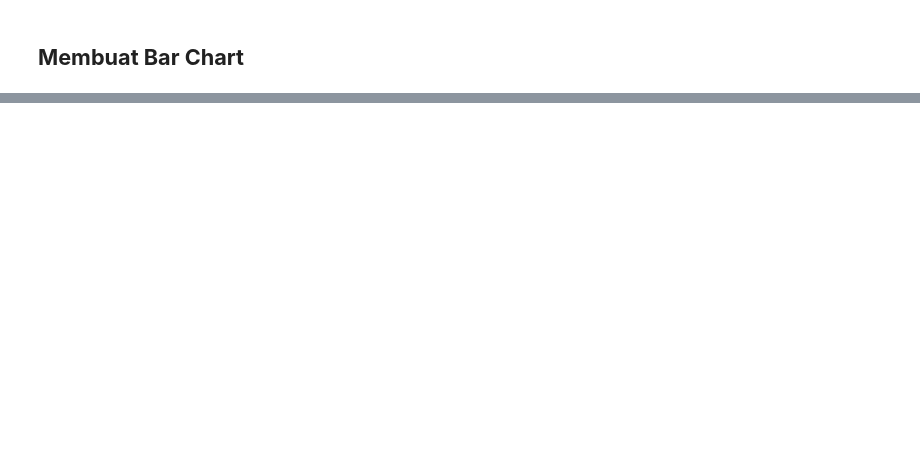
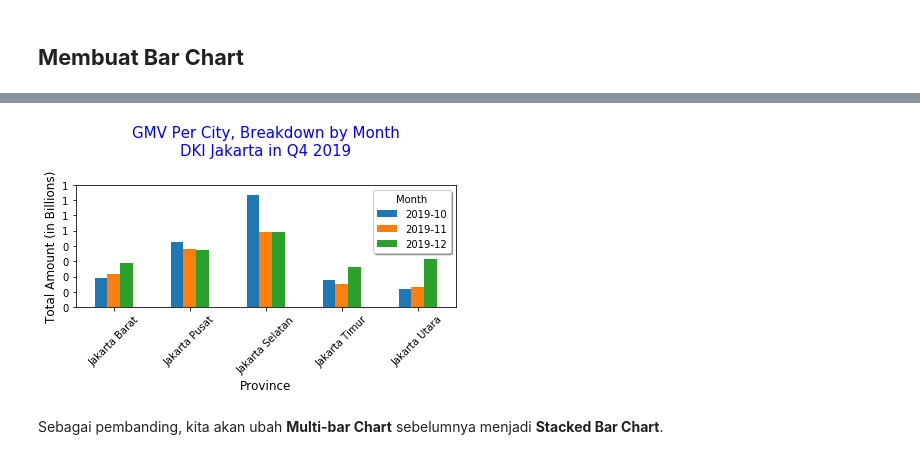
Before and after one commit to razymawardi/DQLab-Course-Projects, a Jupyter notebook: Data Visualization Part 2/Data Visualization part 2.ipynb, the cells around one changed output, grey strips where cells are left out. Cells and saved outputs as stored; diff of their text form; code cells hidden in the pictures; blank space fills up the shorter version.

Commit message:
Menyelesaikan project visualisasi data pada file data visualization part 2

```diff
--- a/Data Visualization Part 2/Data Visualization part 2.ipynb
+++ b/Data Visualization Part 2/Data Visualization part 2.ipynb
@@ -305,0 +342,4 @@ plt.show()
+# %%
+# Membuat DataFrame untuk multi-bar chart
+df_com = dataset_dki_q4.groupby(['city','order_month'])['gmv'].sum().unstack()
+df_com
@@ -305,0 +354,17 @@ plt.show()
+# %%
+# Membuat Multi-bar chart
+df_com.plot(kind='bar')
+plt.title('GMV Per City, Breakdown by Month\nDKI Jakarta in Q4 2019',loc='center',pad=30, fontsize=15, color='blue')
+plt.xlabel('Province', fontsize = 12)
+plt.ylabel('Total Amount (in Billions)',fontsize = 12)
+plt.legend(bbox_to_anchor=(1, 1), shadow=True, title='Month')
+plt.ylim(ymin=0)
+labels, locations = plt.yticks()
+plt.yticks(labels, (labels/1000000000).astype(int))
+plt.xticks(rotation=45)
+plt.tight_layout()
+plt.show()
+# %% [output]
+[figure, added]
+# %% [markdown]
+Sebagai pembanding, kita akan ubah **Multi-bar Chart** sebelumnya menjadi **Stacked Bar Chart**.
```
Also changed, not shown: parts of 39 cells of this notebook.
